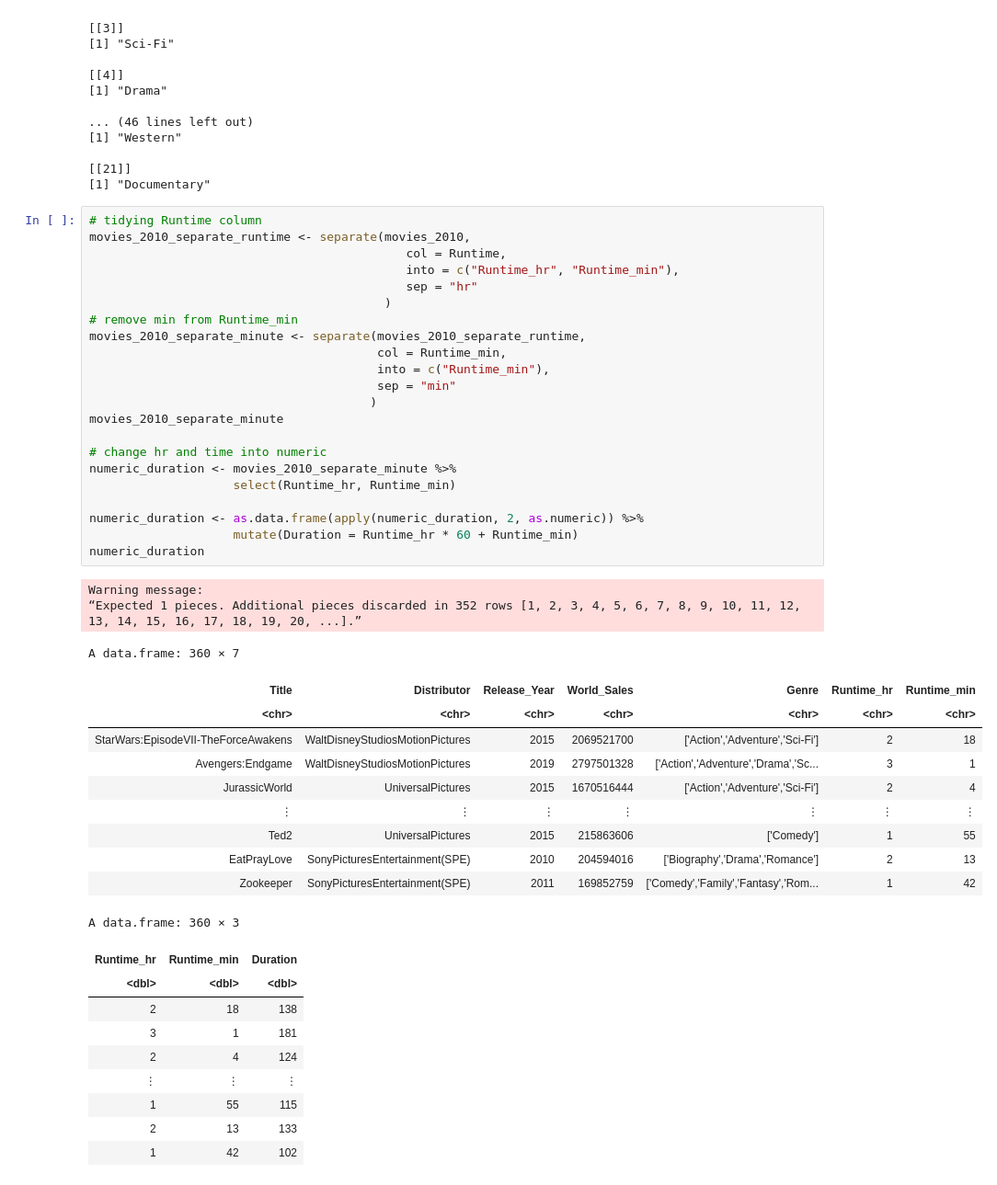
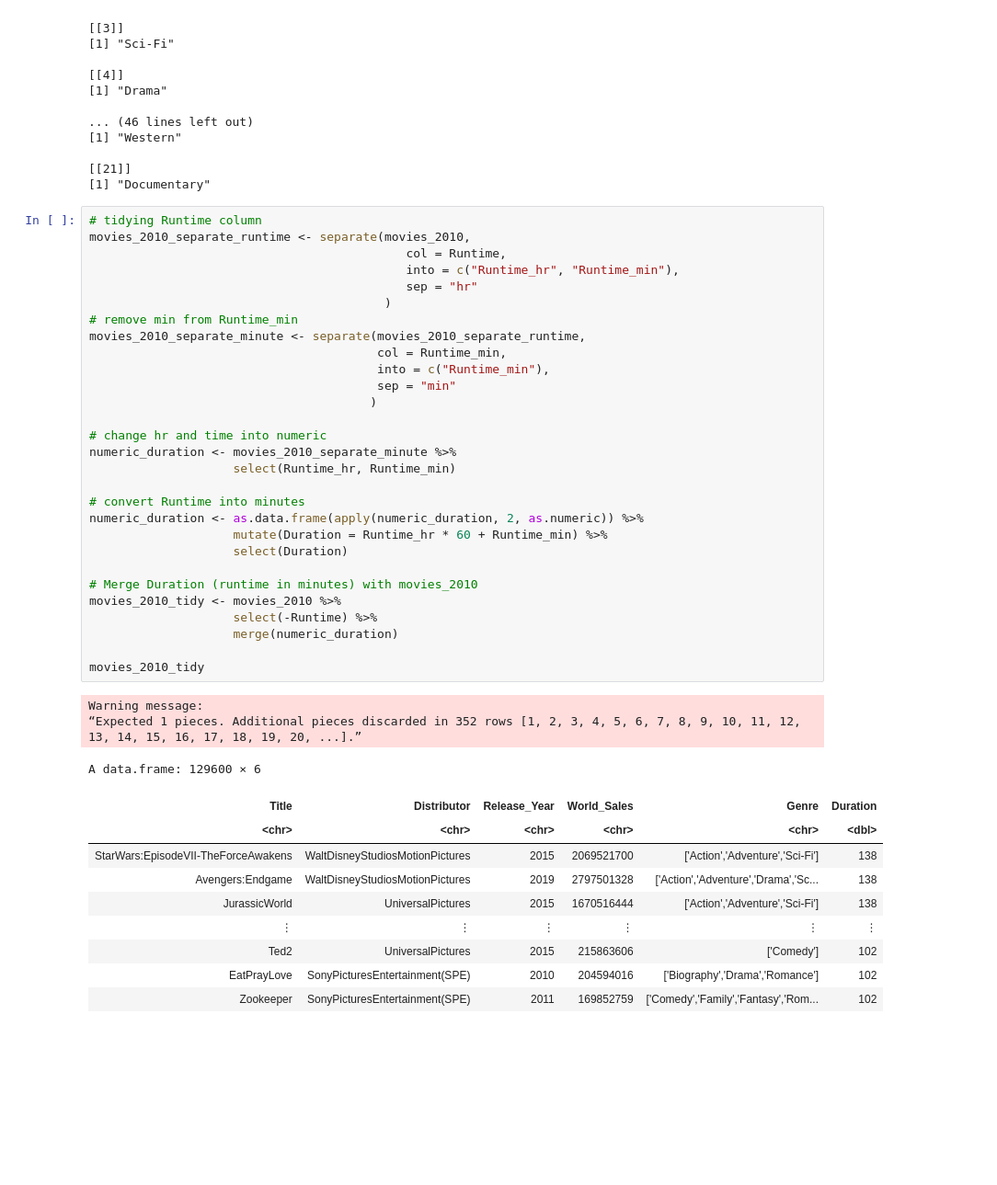
Before and after one commit to starsurfer87/DSCI100-Group-Project, a Jupyter notebook: project-proposal.ipynb, the cells around one changed output. Shown at 92% size. Drawn from its saved outputs; the diff is of its cells as text; blank space fills up the shorter version.

Commit message:
Convert runtime into minutes

```diff
--- a/project-proposal.ipynb
+++ b/project-proposal.ipynb
@@ -143,45 +143,42 @@ genre_list
 # %%
 # tidying Runtime column
 movies_2010_separate_runtime <- separate(movies_2010,
                                             col = Runtime,
                                             into = c("Runtime_hr", "Runtime_min"),
                                             sep = "hr"
                                          )
 # remove min from Runtime_min
 movies_2010_separate_minute <- separate(movies_2010_separate_runtime,
                                         col = Runtime_min,
                                         into = c("Runtime_min"),
                                         sep = "min"
                                        )
-movies_2010_separate_minute
 
 # change hr and time into numeric
 numeric_duration <- movies_2010_separate_minute %>%
                     select(Runtime_hr, Runtime_min)
 
+# convert Runtime into minutes
 numeric_duration <- as.data.frame(apply(numeric_duration, 2, as.numeric)) %>%
-                    mutate(Duration = Runtime_hr * 60 + Runtime_min)
-numeric_duration
+                    mutate(Duration = Runtime_hr * 60 + Runtime_min) %>%
+                    select(Duration)
+
+# Merge Duration (runtime in minutes) with movies_2010
+movies_2010_tidy <- movies_2010 %>%
+                    select(-Runtime) %>%
+                    merge(numeric_duration)
+
+movies_2010_tidy
 # %% [output]
 Warning message:
 “Expected 1 pieces. Additional pieces discarded in 352 rows [1, 2, 3, 4, 5, 6, 7, 8, 9, 10, 11, 12, 13, 14, 15, 16, 17, 18, 19, 20, ...].”
-A data.frame: 360 × 7
+A data.frame: 129600 × 6
-| Title | Distributor | Release_Year | World_Sales | Genre | Runtime_hr | Runtime_min |
-| <chr> | <chr> | <chr> | <chr> | <chr> | <chr> | <chr> |
-| StarWars:EpisodeVII-TheForceAwakens | WaltDisneyStudiosMotionPictures | 2015 | 2069521700 | ['Action','Adventure','Sci-Fi'] | 2 | 18 |
-| Avengers:Endgame | WaltDisneyStudiosMotionPictures | 2019 | 2797501328 | ['Action','Adventure','Drama','Sc... | 3 | 1 |
-| JurassicWorld | UniversalPictures | 2015 | 1670516444 | ['Action','Adventure','Sci-Fi'] | 2 | 4 |
-| ⋮ | ⋮ | ⋮ | ⋮ | ⋮ | ⋮ | ⋮ |
-| Ted2 | UniversalPictures | 2015 | 215863606 | ['Comedy'] | 1 | 55 |
-| EatPrayLove | SonyPicturesEntertainment(SPE) | 2010 | 204594016 | ['Biography','Drama','Romance'] | 2 | 13 |
-| Zookeeper | SonyPicturesEntertainment(SPE) | 2011 | 169852759 | ['Comedy','Family','Fantasy','Rom... | 1 | 42 |
+| Title | Distributor | Release_Year | World_Sales | Genre | Duration |
+| <chr> | <chr> | <chr> | <chr> | <chr> | <dbl> |
+| StarWars:EpisodeVII-TheForceAwakens | WaltDisneyStudiosMotionPictures | 2015 | 2069521700 | ['Action','Adventure','Sci-Fi'] | 138 |
+| Avengers:Endgame | WaltDisneyStudiosMotionPictures | 2019 | 2797501328 | ['Action','Adventure','Drama','Sc... | 138 |
+| JurassicWorld | UniversalPictures | 2015 | 1670516444 | ['Action','Adventure','Sci-Fi'] | 138 |
+| ⋮ | ⋮ | ⋮ | ⋮ | ⋮ | ⋮ |
+| Ted2 | UniversalPictures | 2015 | 215863606 | ['Comedy'] | 102 |
+| EatPrayLove | SonyPicturesEntertainment(SPE) | 2010 | 204594016 | ['Biography','Drama','Romance'] | 102 |
+| Zookeeper | SonyPicturesEntertainment(SPE) | 2011 | 169852759 | ['Comedy','Family','Fantasy','Rom... | 102 |
-A data.frame: 360 × 3
-| Runtime_hr | Runtime_min | Duration |
-| <dbl> | <dbl> | <dbl> |
-| 2 | 18 | 138 |
-| 3 | 1 | 181 |
-| 2 | 4 | 124 |
-| ⋮ | ⋮ | ⋮ |
-| 1 | 55 | 115 |
-| 2 | 13 | 133 |
-| 1 | 42 | 102 |
```
